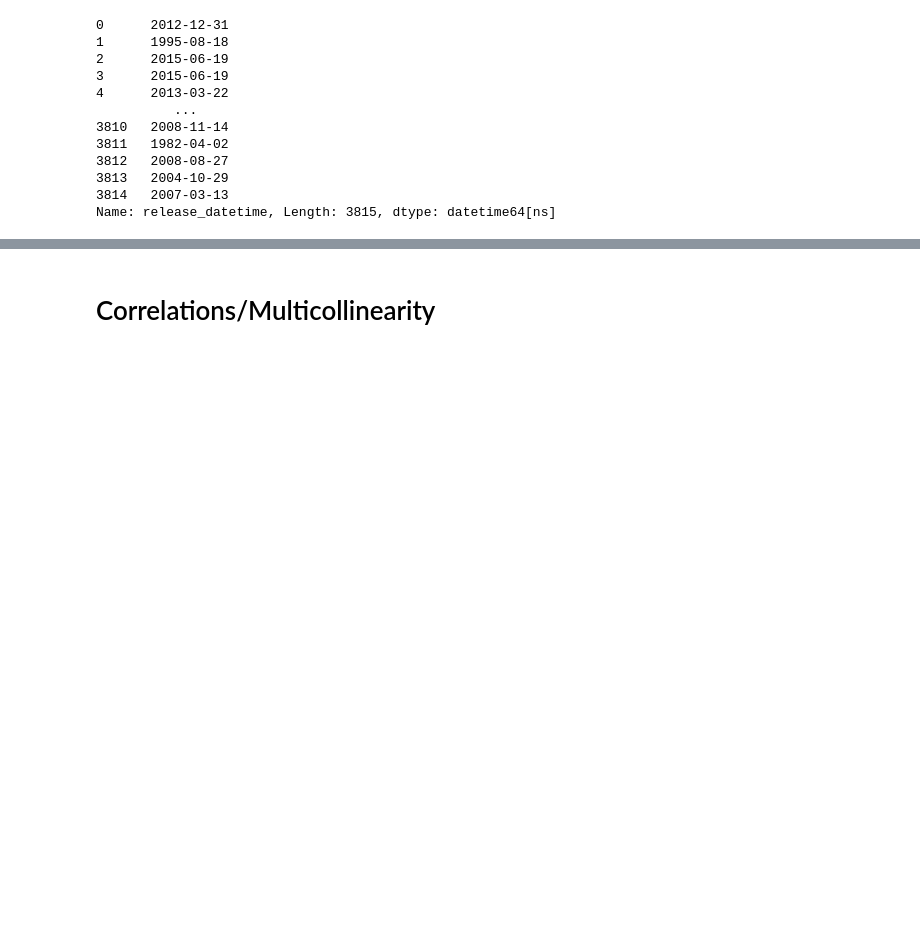
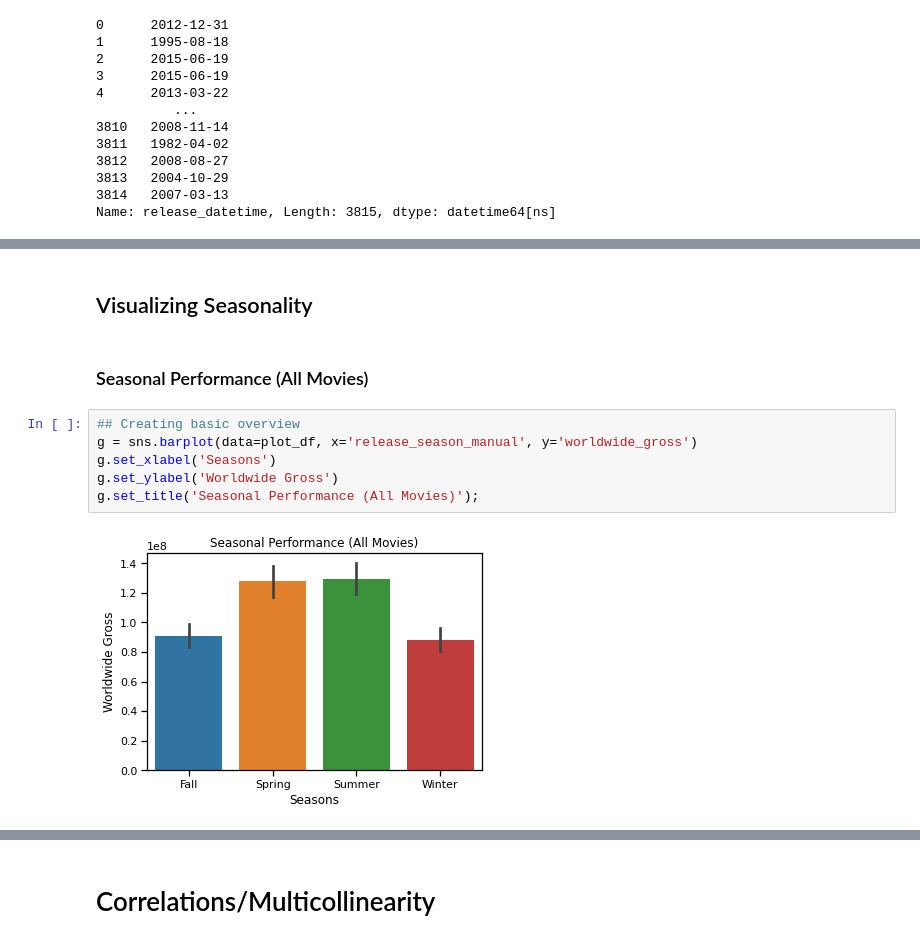
Before and after one commit to BenJMcCarty/BMC_P1P_Redo, a Jupyter notebook: student.ipynb, the cells around one changed output, grey strips where cells are left out. Cells and saved outputs as stored; diff of their text form; blank space fills up the shorter version.

```diff
--- a/student.ipynb
+++ b/student.ipynb
@@ -677,0 +600,12 @@ plt.ylabel('Worldwide Gross ($)');
+# %% [markdown]
+## Visualizing Seasonality
+# %% [markdown]
+### Seasonal Performance (All Movies)
+# %%
+## Creating basic overview
+g = sns.barplot(data=plot_df, x='release_season_manual', y='worldwide_gross')
+g.set_xlabel('Seasons')
+g.set_ylabel('Worldwide Gross')
+g.set_title('Seasonal Performance (All Movies)');
+# %% [output]
+[figure, added]
```
Also changed, not shown: parts of 84 cells of this notebook.
